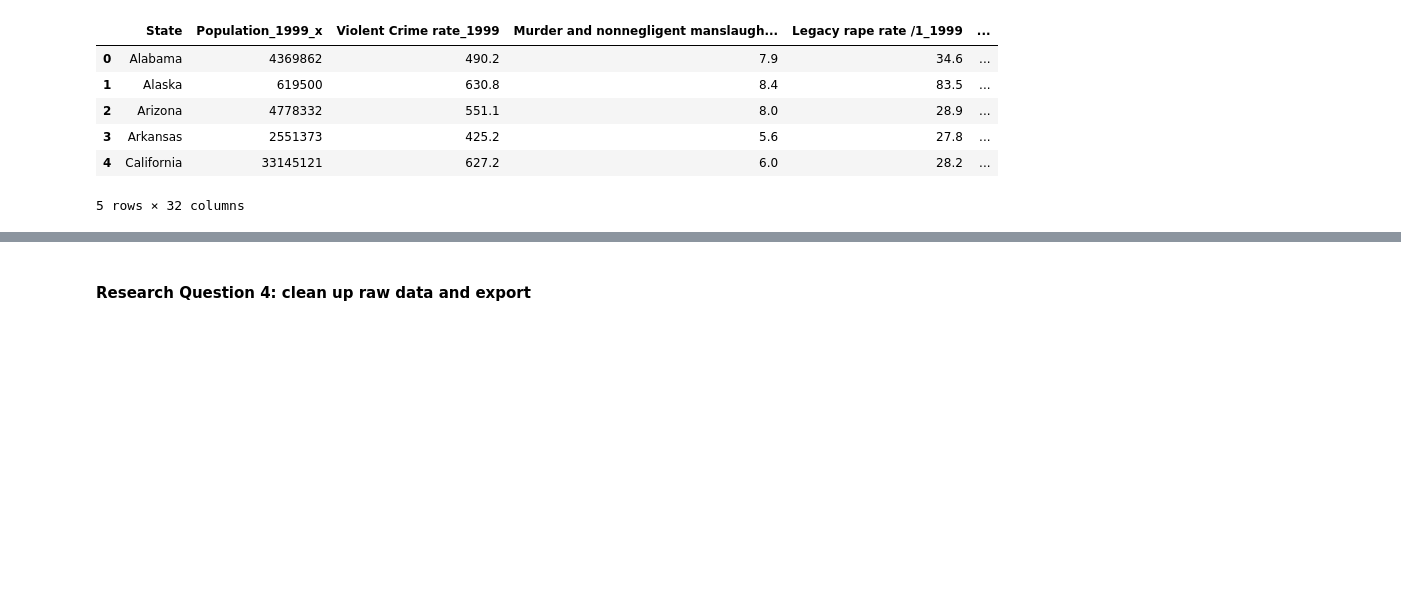
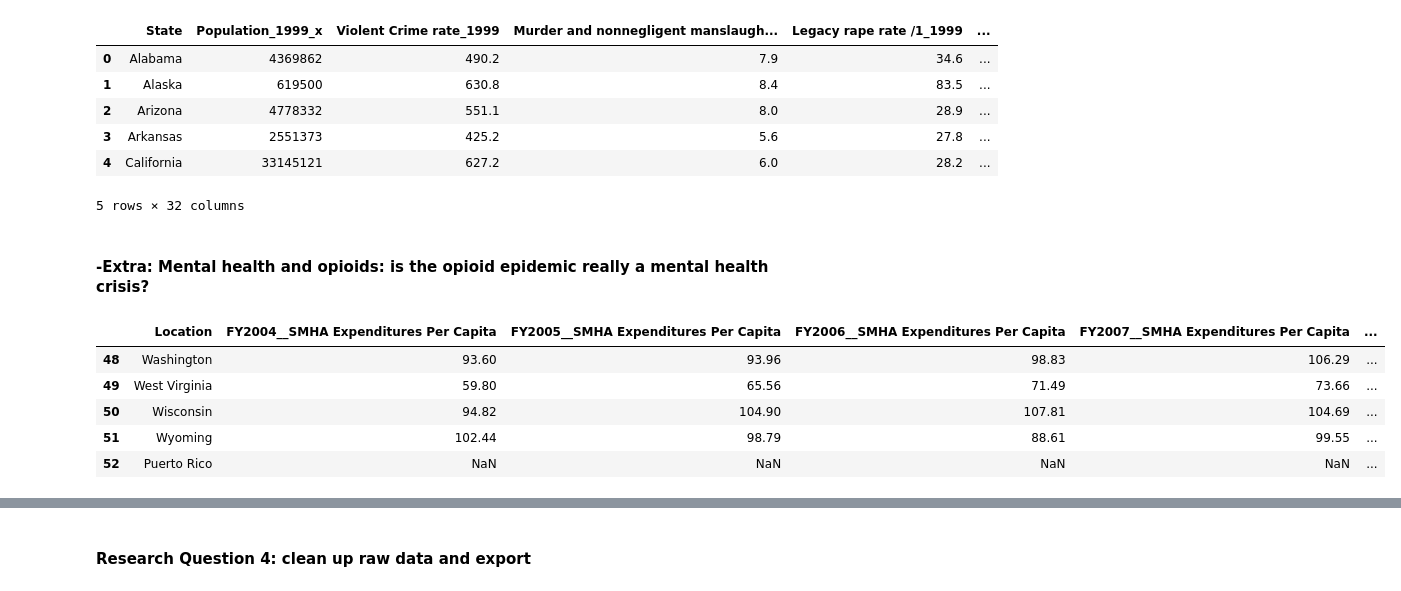
Before and after one commit to christa-fields/GWU_Databootcamp_Project_1, a Jupyter notebook: data_cleanup.ipynb, the cells around one changed output, grey strips where cells are left out. Cells and saved outputs as stored; diff of their text form; code cells hidden in the pictures; blank space fills up the shorter version.

```diff
--- a/data_cleanup.ipynb
+++ b/data_cleanup.ipynb
@@ -450,3 +450,19 @@ crime_df.head()
 filename = 'crime_df.csv'
 csv_file = os.path.join(".", "Data Files", "Question_3", filename)
 crime_df.to_csv(csv_file)
+# %% [markdown]
+#### -Extra: Mental health and opioids: is the opioid epidemic really a mental health crisis?
+# %%
+# get mental health spending data by state
+csv = r'../KFF_MentalHealthSpendState.csv'
+
+MHealthSpend_df = pd.read_csv(csv, skiprows=2, skipfooter=22)
+
+MHealthSpend_df.tail()
+# %% [output]
+|  | Location | FY2004__SMHA Expenditures Per Capita | FY2005__SMHA Expenditures Per Capita | FY2006__SMHA Expenditures Per Capita | FY2007__SMHA Expenditures Per Capita | ... |
+| 48 | Washington | 93.60 | 93.96 | 98.83 | 106.29 | ... |
+| 49 | West Virginia | 59.80 | 65.56 | 71.49 | 73.66 | ... |
+| 50 | Wisconsin | 94.82 | 104.90 | 107.81 | 104.69 | ... |
+| 51 | Wyoming | 102.44 | 98.79 | 88.61 | 99.55 | ... |
+| 52 | Puerto Rico | NaN | NaN | NaN | NaN | ... |
```
Also changed, not shown: parts of 9 cells of this notebook, 1 other file.
